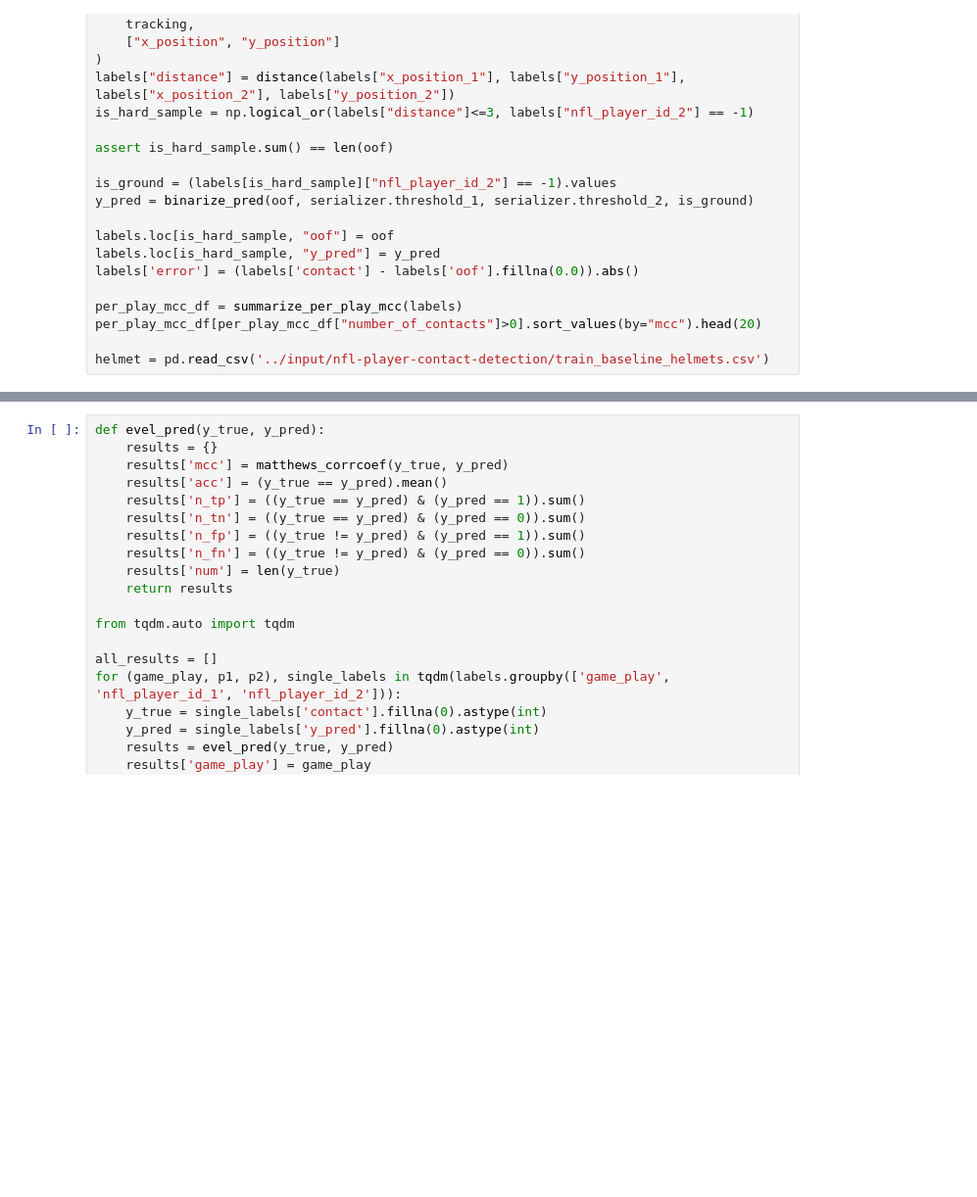
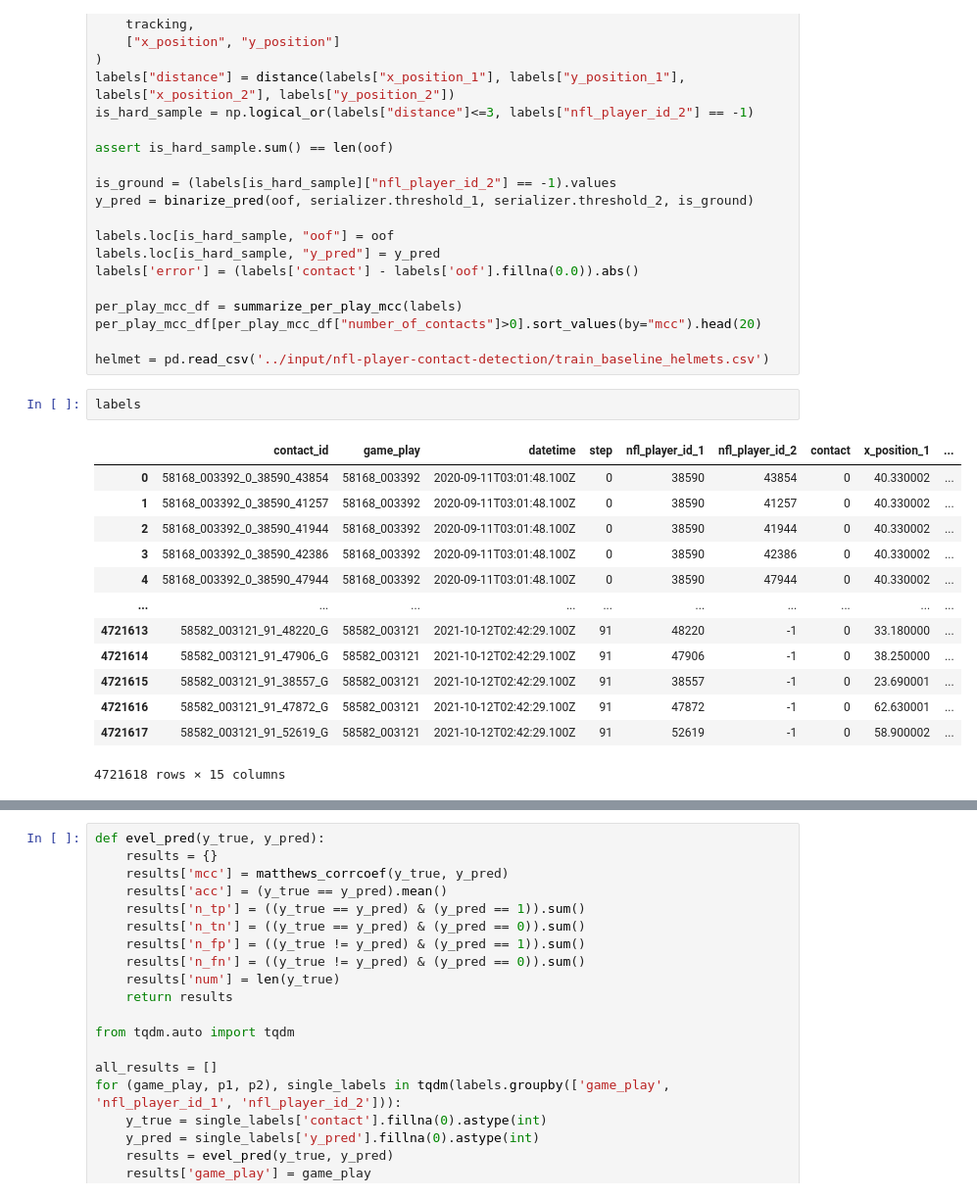
Before and after one commit to nyanp/nfl-player-contact-detection, a Jupyter notebook: visualize.ipynb, the cells around one changed output, grey strips where cells are left out. Shown: that part at 98% size. Cells and saved outputs as stored; diff of their text form; blank space fills up the shorter version.

```diff
--- a/visualize.ipynb
+++ b/visualize.ipynb
@@ -59,6 +59,22 @@ per_play_mcc_df = summarize_per_play_mcc(labels)
 per_play_mcc_df[per_play_mcc_df["number_of_contacts"]>0].sort_values(by="mcc").head(20)
 
 helmet = pd.read_csv('../input/nfl-player-contact-detection/train_baseline_helmets.csv')
+# %%
+labels
+# %% [output]
+|  | contact_id | game_play | datetime | step | nfl_player_id_1 | nfl_player_id_2 | contact | x_position_1 | ... |
+| 0 | 58168_003392_0_38590_43854 | 58168_003392 | 2020-09-11T03:01:48.100Z | 0 | 38590 | 43854 | 0 | 40.330002 | ... |
+| 1 | 58168_003392_0_38590_41257 | 58168_003392 | 2020-09-11T03:01:48.100Z | 0 | 38590 | 41257 | 0 | 40.330002 | ... |
+| 2 | 58168_003392_0_38590_41944 | 58168_003392 | 2020-09-11T03:01:48.100Z | 0 | 38590 | 41944 | 0 | 40.330002 | ... |
+| 3 | 58168_003392_0_38590_42386 | 58168_003392 | 2020-09-11T03:01:48.100Z | 0 | 38590 | 42386 | 0 | 40.330002 | ... |
+| 4 | 58168_003392_0_38590_47944 | 58168_003392 | 2020-09-11T03:01:48.100Z | 0 | 38590 | 47944 | 0 | 40.330002 | ... |
+| ... | ... | ... | ... | ... | ... | ... | ... | ... | ... |
+| 4721613 | 58582_003121_91_48220_G | 58582_003121 | 2021-10-12T02:42:29.100Z | 91 | 48220 | -1 | 0 | 33.180000 | ... |
+| 4721614 | 58582_003121_91_47906_G | 58582_003121 | 2021-10-12T02:42:29.100Z | 91 | 47906 | -1 | 0 | 38.250000 | ... |
+| 4721615 | 58582_003121_91_38557_G | 58582_003121 | 2021-10-12T02:42:29.100Z | 91 | 38557 | -1 | 0 | 23.690001 | ... |
+| 4721616 | 58582_003121_91_47872_G | 58582_003121 | 2021-10-12T02:42:29.100Z | 91 | 47872 | -1 | 0 | 62.630001 | ... |
+| 4721617 | 58582_003121_91_52619_G | 58582_003121 | 2021-10-12T02:42:29.100Z | 91 | 52619 | -1 | 0 | 58.900002 | ... |
+4721618 rows × 15 columns
 # %%
 def get_id_by_index(labels, index):
     row = labels.loc[index]
```
Also changed, not shown: parts of 3 cells of this notebook, 2 other files.
